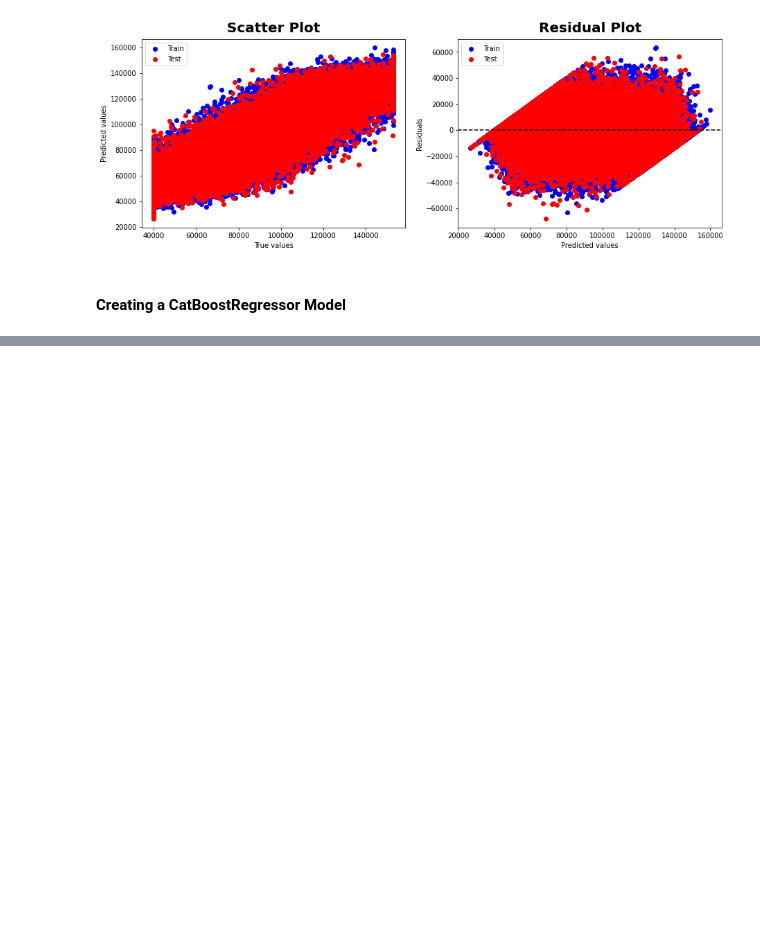
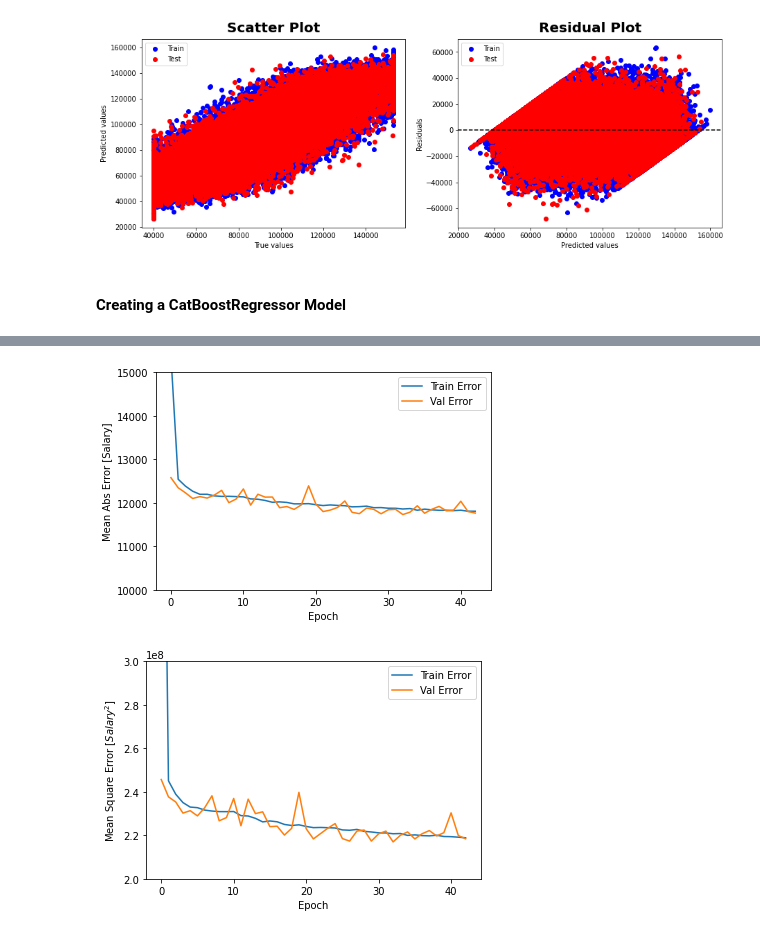
Before and after one commit to SamuelJabes/Employee_Salary_Prediction, a Jupyter notebook: model.ipynb, the cells around one changed output, grey strips where cells are left out. Drawn from its saved outputs; the diff is of its cells as text; code cells hidden in the pictures; blank space fills up the shorter version.

```diff
--- a/model.ipynb
+++ b/model.ipynb
@@ -447,0 +529,16 @@ RMSE of <catboost.core.CatBoostRegressor object at 0x...> model is=> 14609.25518
+# %%
+# Shows training progress by printing a single dot for each completed epoch
+class PrintDot(tf.keras.callbacks.Callback):
+    def on_epoch_end(self, epoch, logs):
+        if epoch % 100 == 0: print('')
+        print('.', end='')
+
+EPOCHS = 100
+
+# The patience parameter is the number of epochs to check the improvements
+early_stop = tf.keras.callbacks.EarlyStopping(monitor='val_loss', patience=10)
+history = model.fit(X_train, y_train, epochs=EPOCHS, batch_size=32, validation_split=0.2, callbacks=[early_stop, PrintDot()])
+
+hist = pd.DataFrame(history.history)
+hist['epoch'] = history.epoch
+hist.tail()
@@ -447,0 +569,31 @@ RMSE of <catboost.core.CatBoostRegressor object at 0x...> model is=> 14609.25518
+# %%
+def plot_history(history):
+    hist = pd.DataFrame(history.history)
+    hist['epoch'] = history.epoch
+
+    plt.figure()
+    plt.xlabel('Epoch')
+    plt.ylabel('Mean Abs Error [Salary]')
+    plt.plot(hist['epoch'], hist['mae'],
+           label='Train Error')
+    plt.plot(hist['epoch'], hist['val_mae'],
+           label = 'Val Error')
+    plt.ylim([1e4,1.5e4])
+    plt.legend()
+
+    plt.figure()
+    plt.xlabel('Epoch')
+    plt.ylabel('Mean Square Error [$Salary^2$]')
+    plt.plot(hist['epoch'], hist['mse'],
+           label='Train Error')
+    plt.plot(hist['epoch'], hist['val_mse'],
+           label = 'Val Error')
+    plt.ylim([2e8,3e8])
+    plt.legend()
+    plt.show()
+
+
+plot_history(history)
+# %% [output]
+[figure, added]
+[figure, added]
```
Also changed, not shown: parts of 13 cells of this notebook, 3 other files.
